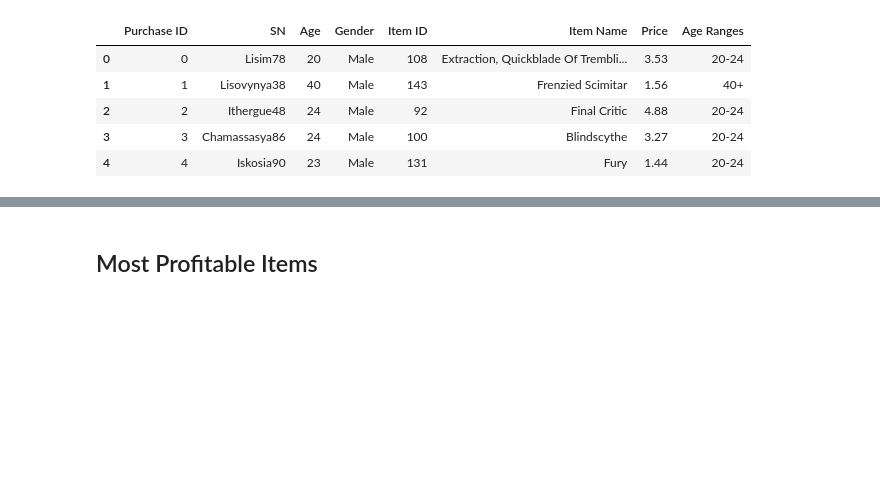
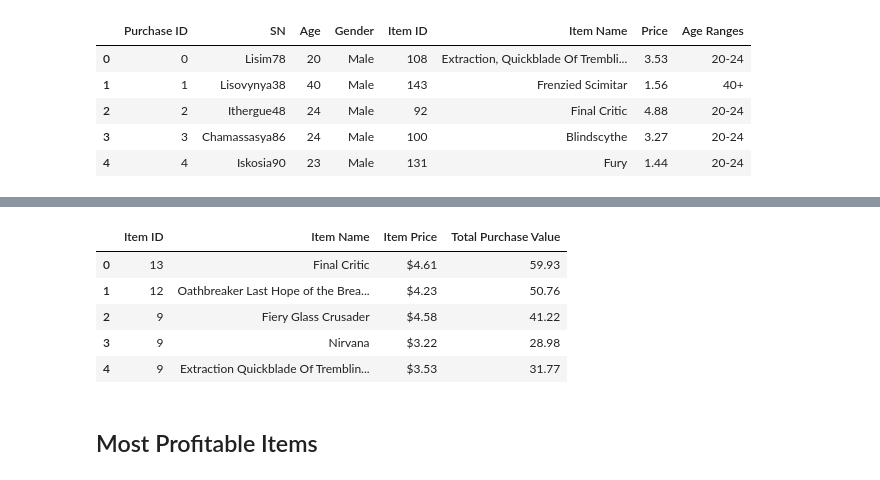
Before and after one commit to cdturner618/Panda-Challenge, a Jupyter notebook: HeroesOfPymoli/HeroesOfPymoli_starter.ipynb, the cells around one changed output, grey strips where cells are left out. Saved outputs shown, nothing was run; the diff lists cells and outputs as text; code cells hidden in the pictures; blank space fills up the shorter version.

```diff
--- a/HeroesOfPymoli/HeroesOfPymoli_starter.ipynb
+++ b/HeroesOfPymoli/HeroesOfPymoli_starter.ipynb
@@ -664,0 +694,14 @@ item_id
+# %%
+most_popular=pd.DataFrame({"Item ID":[92,178,145,132,108],
+                          "Item Name":["Final Critic","Oathbreaker Last Hope of the Breaking Storm","Fiery Glass Crusader","Nirvana","Extraction Quickblade Of Trembling Hands"],
+                          "Item ID":[13,12,9,9,9],
+                           "Item Price":["$4.61","$4.23","$4.58","$3.22","$3.53"],
+                          "Total Purchase Value":[(13*4.61),(12*4.23),(9*4.58),(9*3.22),(9*3.53)]})
+most_popular
+# %% [output]
+|  | Item ID | Item Name | Item Price | Total Purchase Value |
+| 0 | 13 | Final Critic | $4.61 | 59.93 |
+| 1 | 12 | Oathbreaker Last Hope of the Brea... | $4.23 | 50.76 |
+| 2 | 9 | Fiery Glass Crusader | $4.58 | 41.22 |
+| 3 | 9 | Nirvana | $3.22 | 28.98 |
+| 4 | 9 | Extraction Quickblade Of Tremblin... | $3.53 | 31.77 |
```
Also changed, not shown: parts of 12 cells of this notebook.
